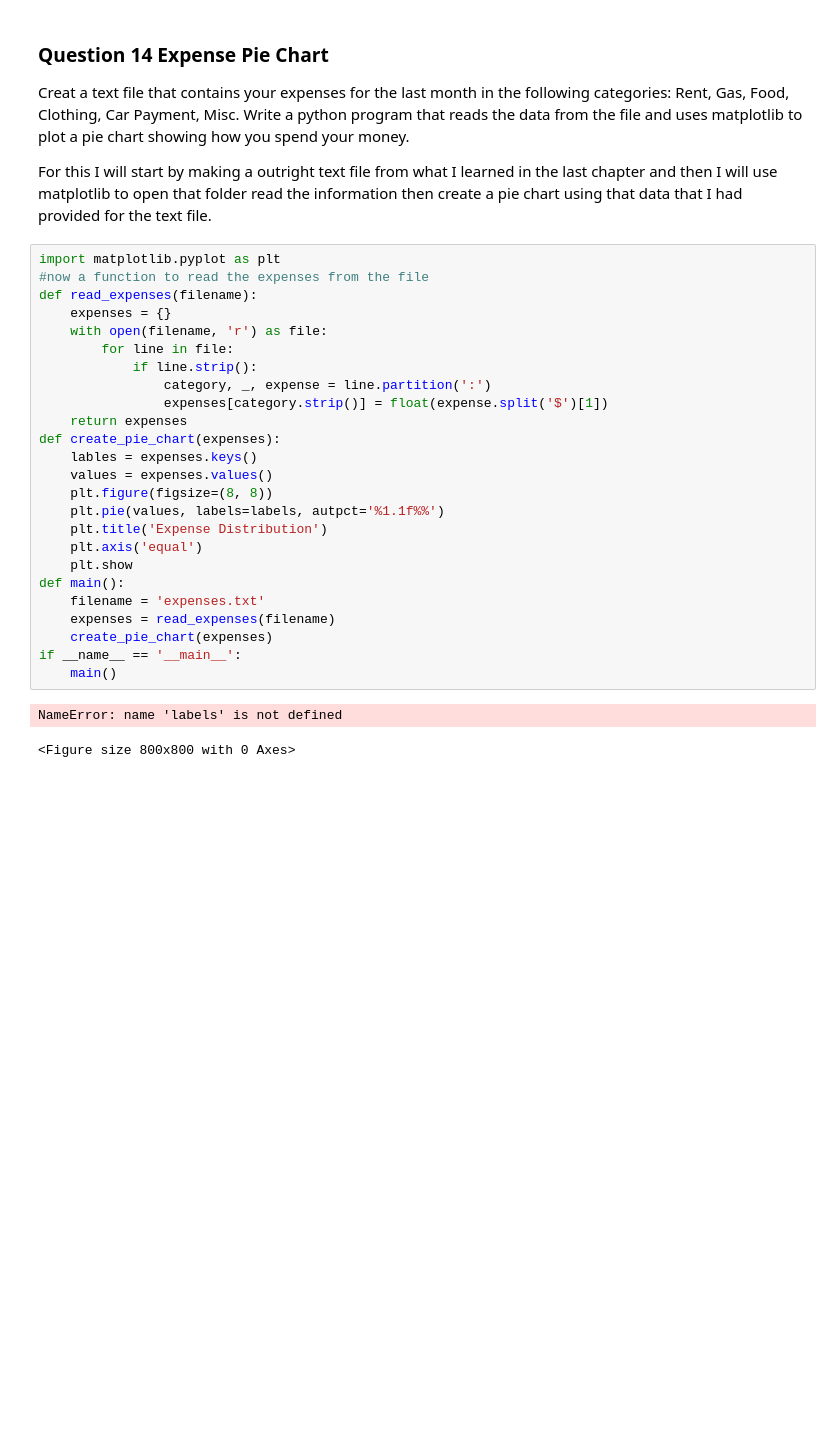
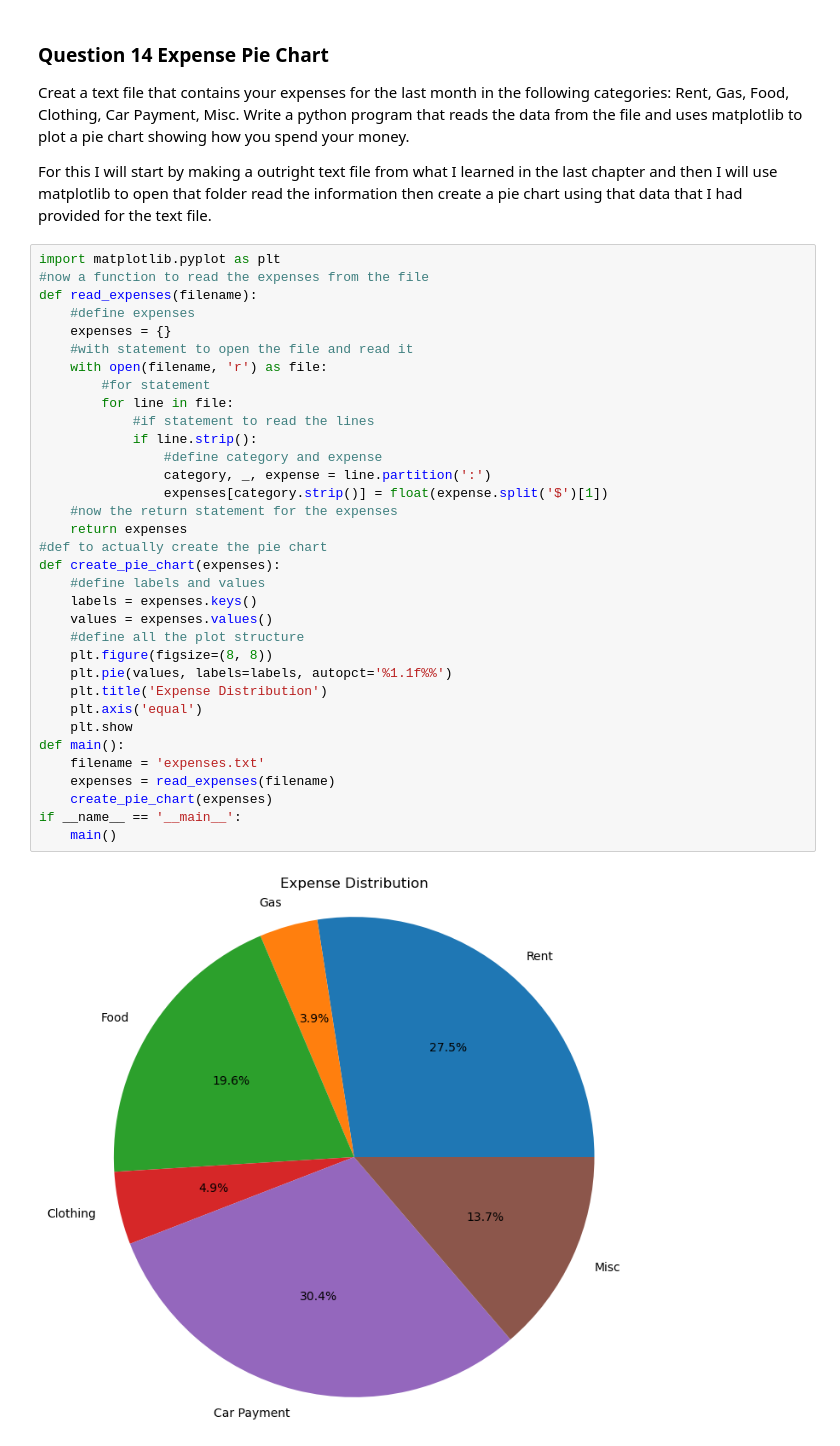
Before and after one commit to Lehtonj3/PythonPractice, a Jupyter notebook: Ch7Ex.ipynb, the cells around one changed output. Cells and saved outputs as stored; diff of their text form; blank space fills up the shorter version.

```diff
--- a/Ch7Ex.ipynb
+++ b/Ch7Ex.ipynb
@@ -90,28 +90,36 @@ For this I will start by making a outright text file from what I learned in the
 # %%
 import matplotlib.pyplot as plt
 #now a function to read the expenses from the file
 def read_expenses(filename):
+    #define expenses
     expenses = {}
+    #with statement to open the file and read it
     with open(filename, 'r') as file:
+        #for statement
         for line in file:
+            #if statement to read the lines
             if line.strip():
+                #define category and expense
                 category, _, expense = line.partition(':')
                 expenses[category.strip()] = float(expense.split('$')[1])
+    #now the return statement for the expenses
     return expenses
+#def to actually create the pie chart
 def create_pie_chart(expenses):
-    lables = expenses.keys()
+    #define labels and values
+    labels = expenses.keys()
     values = expenses.values()
+    #define all the plot structure
     plt.figure(figsize=(8, 8))
-    plt.pie(values, labels=labels, autpct='%1.1f%%')
+    plt.pie(values, labels=labels, autopct='%1.1f%%')
     plt.title('Expense Distribution')
     plt.axis('equal')
     plt.show
 def main():
     filename = 'expenses.txt'
     expenses = read_expenses(filename)
     create_pie_chart(expenses)
 if __name__ == '__main__':
     main()
 # %% [output]
-NameError: name 'labels' is not defined
-<Figure size 800x800 with 0 Axes>
+[figure, added]
```
Also changed, not shown: parts of 1 cell of this notebook.
